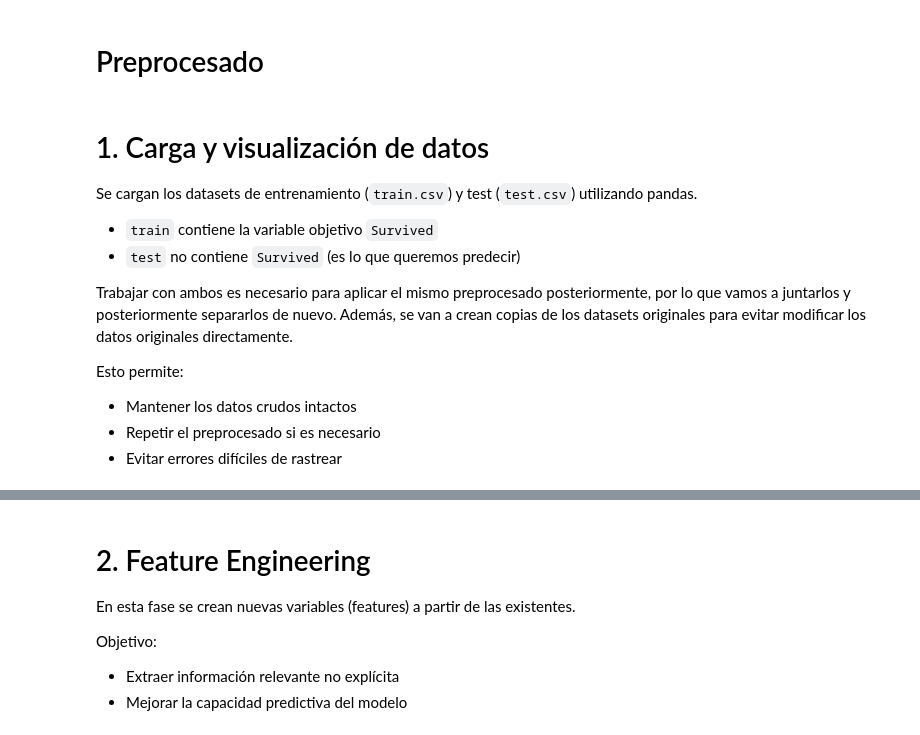
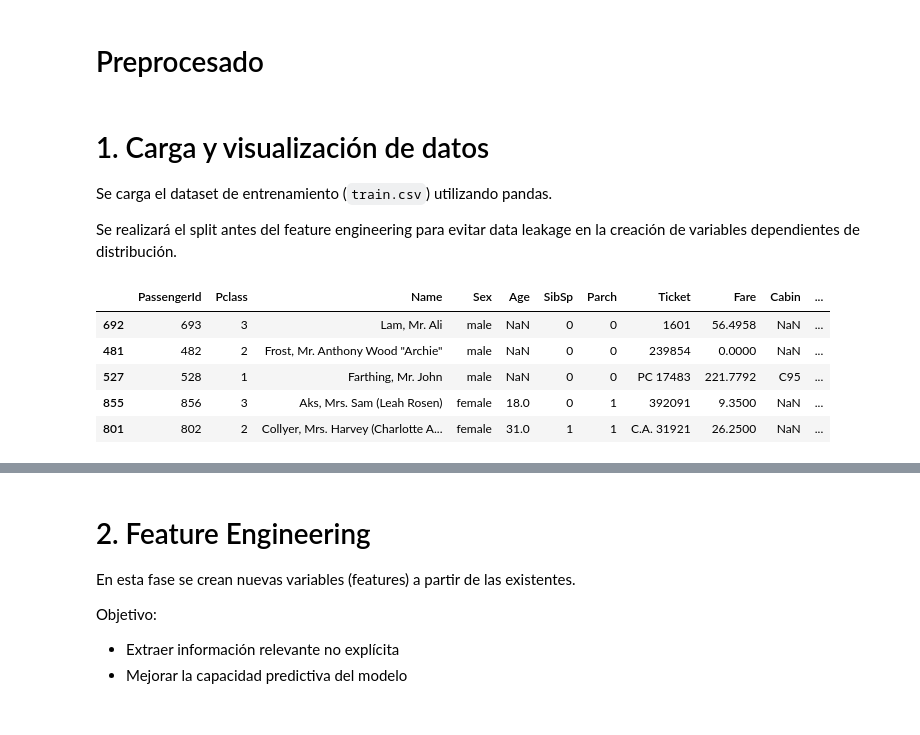
Before and after one commit to MenciaMH/titanic_ml_project, a Jupyter notebook: preprocesado.ipynb, the cells around one changed output, grey strips where cells are left out. Saved outputs shown, nothing was run; the diff lists cells and outputs as text; code cells hidden in the pictures.

```diff
--- a/preprocesado.ipynb
+++ b/preprocesado.ipynb
@@ -3,18 +3,9 @@
 # %% [markdown]
 # 1. Carga y visualización de datos
 
-Se cargan los datasets de entrenamiento (`train.csv`) y test (`test.csv`) utilizando pandas.
+Se carga el dataset de entrenamiento (`train.csv`) utilizando pandas.
 
-- `train` contiene la variable objetivo `Survived`
-- `test` no contiene `Survived` (es lo que queremos predecir)
-
-Trabajar con ambos es necesario para aplicar el mismo preprocesado posteriormente, por lo que vamos a juntarlos y posteriormente separarlos de nuevo.
-Además, se van a crean copias de los datasets originales para evitar modificar los datos originales directamente.
-
-Esto permite:
-- Mantener los datos crudos intactos
-- Repetir el preprocesado si es necesario
-- Evitar errores difíciles de rastrear
+Se realizará el split antes del feature engineering para evitar data leakage en la creación de variables dependientes de distribución.
 # %%
 import pandas as pd
 import numpy as np
@@ -24,3 +14,32 @@ test = pd.read_csv("titanic_datasets/unprocessed/test.csv")
 # %%
-train_df = train.copy()
-test_df = test.copy()
+# Cargamos dataset original
+train = pd.read_csv("titanic_datasets/unprocessed/train.csv")
+
+# Separamos variables predictoras y target
+X = train.drop(columns=["Survived"])
+y = train["Survived"]
+
+# Split 80/20 para evaluación real del modelo
+X_train, X_test, y_train, y_test = train_test_split(
+    X,
+    y,
+    test_size=0.2,
+    random_state=42,
+    stratify=y
+)
+
+# Reconstruimos dataframes de trabajo
+train_df = X_train.copy()
+test_df = X_test.copy()
+
+train_df["Survived"] = y_train
+test_df["Survived"] = y_test
+
+train_df.head()
+# %% [output]
+|  | PassengerId | Pclass | Name | Sex | Age | SibSp | Parch | Ticket | Fare | Cabin | ... |
+| 692 | 693 | 3 | Lam, Mr. Ali | male | NaN | 0 | 0 | 1601 | 56.4958 | NaN | ... |
+| 481 | 482 | 2 | Frost, Mr. Anthony Wood "Archie" | male | NaN | 0 | 0 | 239854 | 0.0000 | NaN | ... |
+| 527 | 528 | 1 | Farthing, Mr. John | male | NaN | 0 | 0 | PC 17483 | 221.7792 | C95 | ... |
+| 855 | 856 | 3 | Aks, Mrs. Sam (Leah Rosen) | female | 18.0 | 0 | 1 | 392091 | 9.3500 | NaN | ... |
+| 801 | 802 | 2 | Collyer, Mrs. Harvey (Charlotte A... | female | 31.0 | 1 | 1 | C.A. 31921 | 26.2500 | NaN | ... |
```
Also changed, not shown: parts of 23 cells of this notebook, 7 other files.
